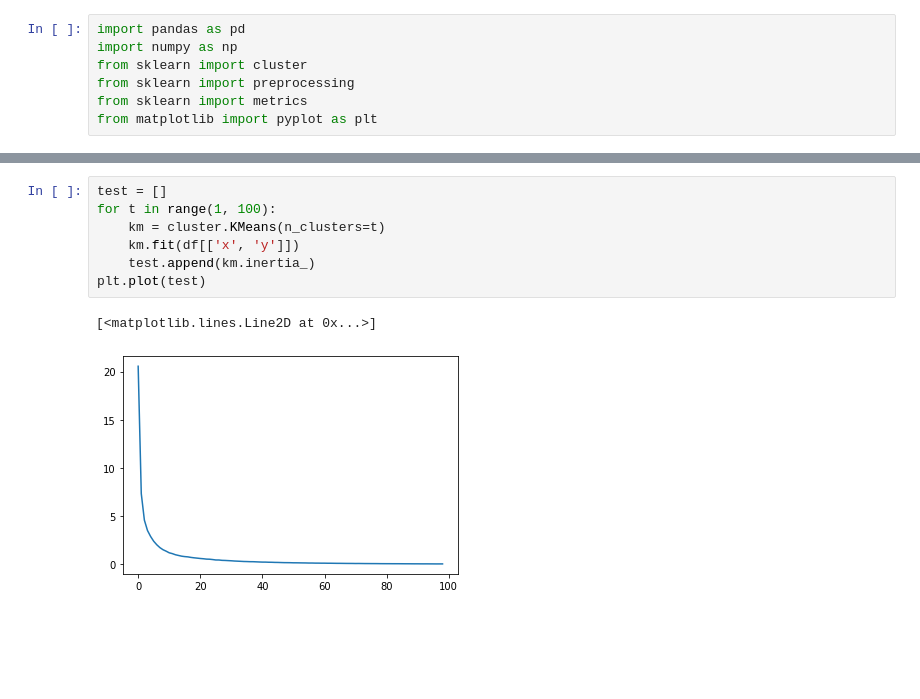
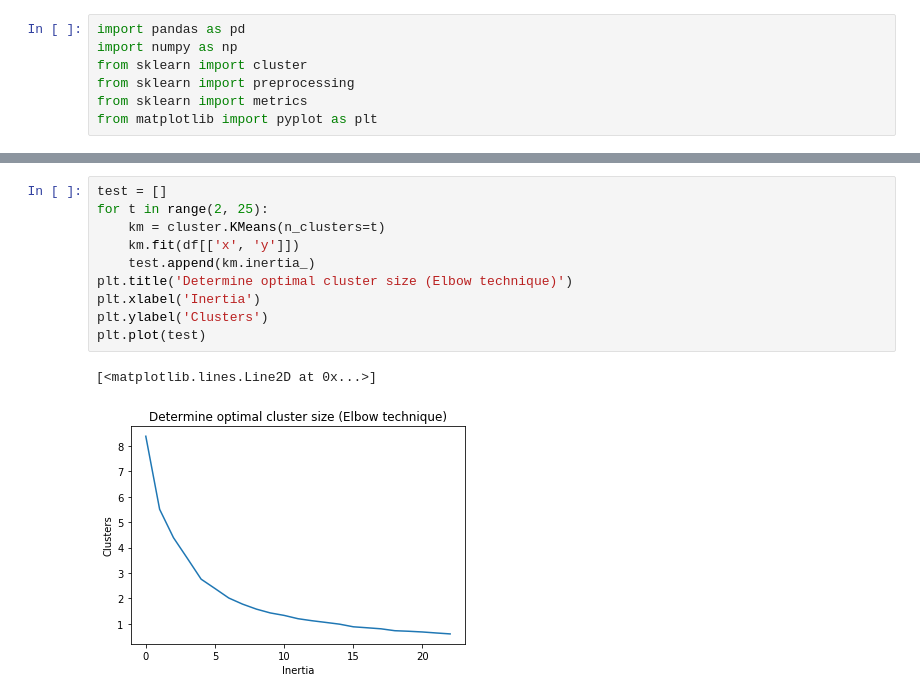
Before and after one commit to dancrew32/kmeans, a Jupyter notebook: kmeans.ipynb, the cells around one changed output, grey strips where cells are left out. Saved outputs shown, nothing was run; the diff lists cells and outputs as text; blank space fills up the shorter version.

```diff
--- a/kmeans.ipynb
+++ b/kmeans.ipynb
@@ -25,10 +26,13 @@ plt.scatter(df.x, df.y)
 # %%
 test = []
-for t in range(1, 100):
+for t in range(2, 25):
     km = cluster.KMeans(n_clusters=t)
     km.fit(df[['x', 'y']])
     test.append(km.inertia_)
+plt.title('Determine optimal cluster size (Elbow technique)')
+plt.xlabel('Inertia')
+plt.ylabel('Clusters')
 plt.plot(test)
 # %% [output]
 [<matplotlib.lines.Line2D at 0x...>]
-[figure, old version]
+[figure, new version]
```
Also changed, not shown: parts of 8 cells of this notebook, 2 other files.
